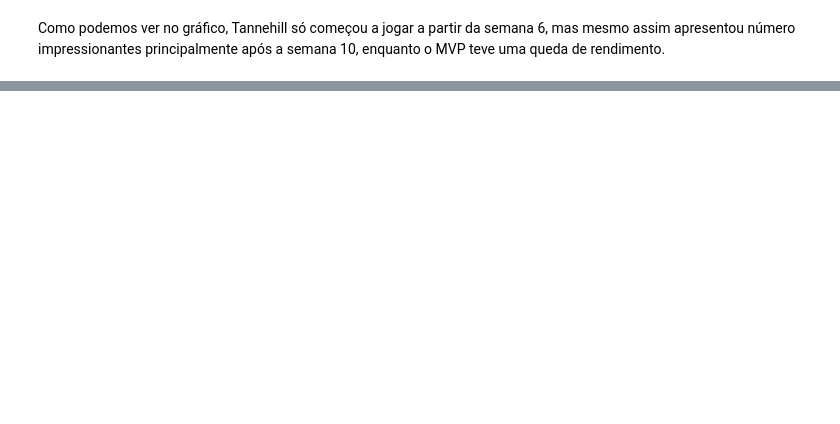
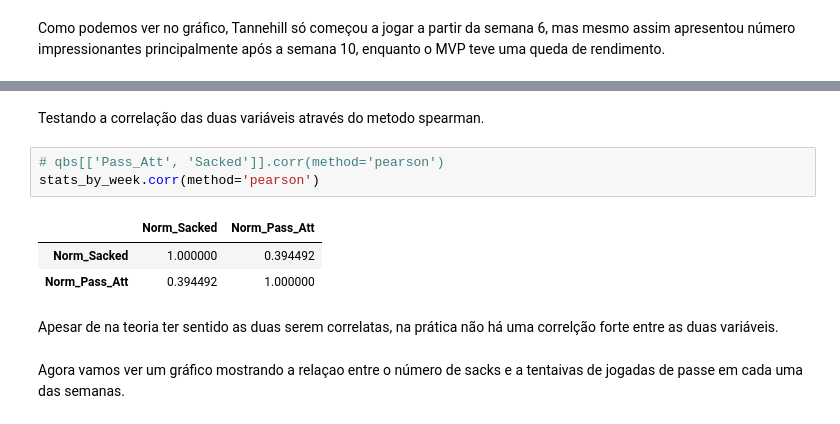
Before and after one commit to Valgueiro/dataScience_project, a Jupyter notebook: Projeto_1_dataScience.ipynb, the cells around one changed output, grey strips where cells are left out. Saved outputs shown, nothing was run; the diff lists cells and outputs as text; blank space fills up the shorter version.

```diff
--- a/Projeto_1_dataScience.ipynb
+++ b/Projeto_1_dataScience.ipynb
@@ -426,0 +442,13 @@ Os jogos da NFL são jogados nas Segundas, Quintas, Sábados e Domingos.
+# %% [markdown]
+Testando a correlação das duas variáveis através do metodo spearman.
+# %%
+# qbs[['Pass_Att', 'Sacked']].corr(method='pearson')
+stats_by_week.corr(method='pearson')
+# %% [output]
+|  | Norm_Sacked | Norm_Pass_Att |
+| Norm_Sacked | 1.000000 | 0.394492 |
+| Norm_Pass_Att | 0.394492 | 1.000000 |
+# %% [markdown]
+Apesar de na teoria ter sentido as duas serem correlatas, na prática não há uma correlção forte entre as duas variáveis.
+# %% [markdown]
+Agora vamos ver um gráfico mostrando a relaçao entre o número de sacks e a tentaivas de jogadas de passe em cada uma das semanas.
```
Also changed, not shown: parts of 22 cells of this notebook.
